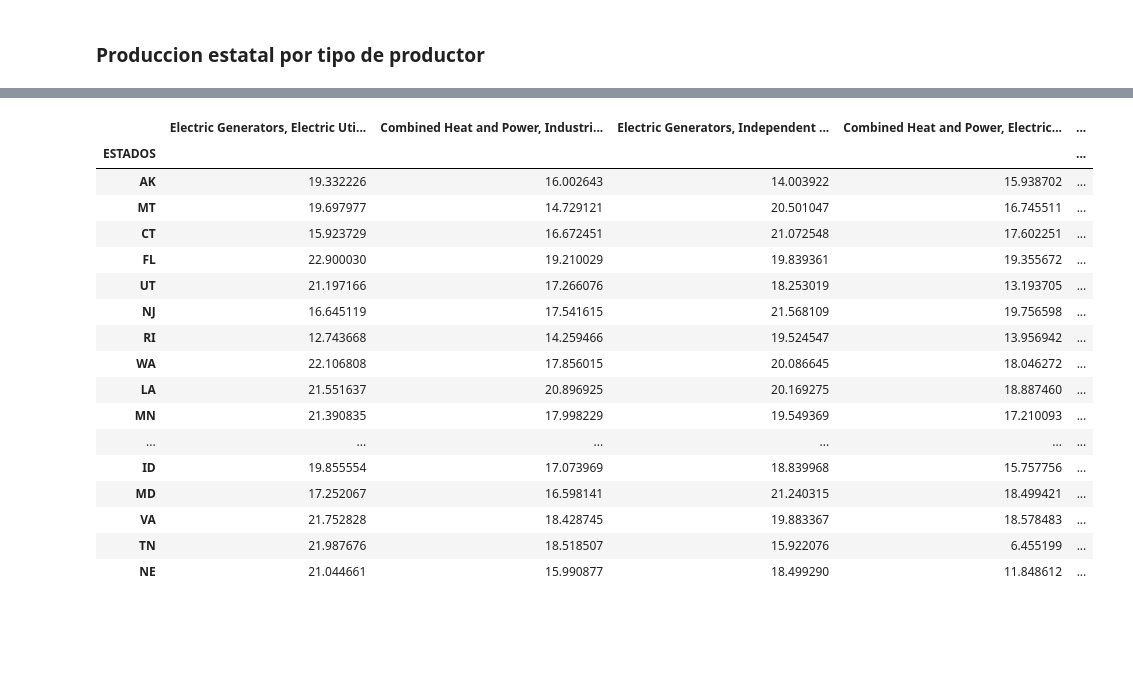
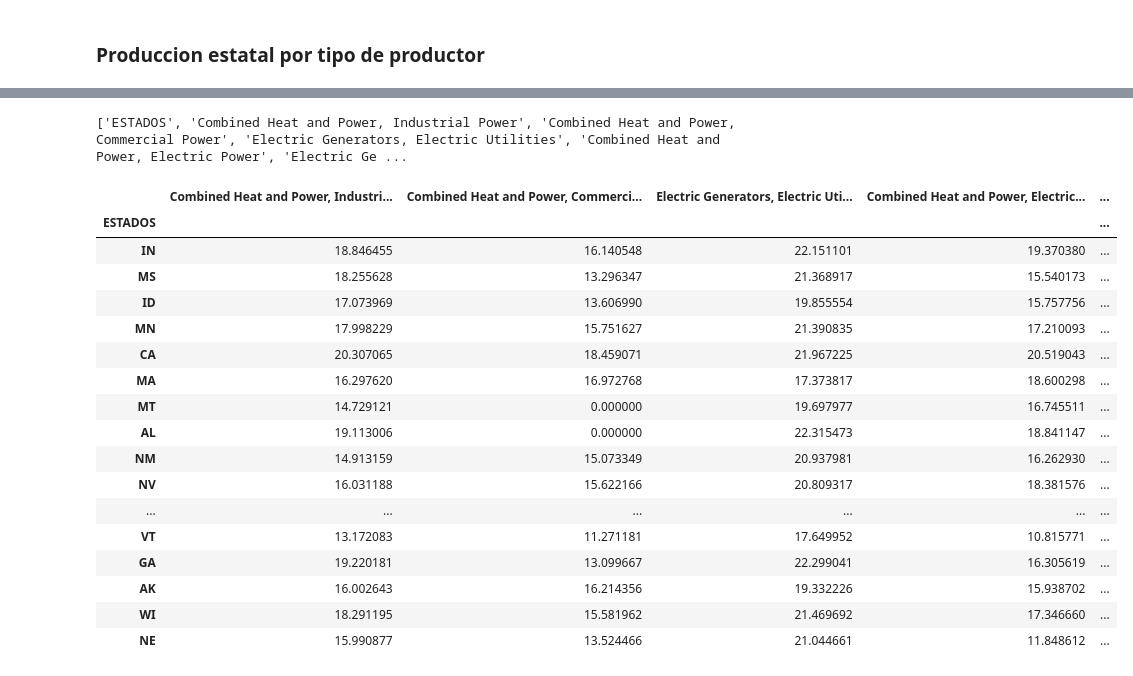
Before and after one commit to EnriqueLaguna/ProyectoAnalisisDatos, a Jupyter notebook: Codigo/graficas.ipynb, the cells around one changed output, grey strips where cells are left out. Cells and saved outputs as stored; diff of their text form; code cells hidden in the pictures; blank space fills up the shorter version.

```diff
--- a/Codigo/graficas.ipynb
+++ b/Codigo/graficas.ipynb
@@ -583,6 +583,6 @@ sns.heatmap(dfTipoProductorXYearChido)
 ### Produccion estatal por tipo de productor
 # %%
 STATES  = set(energia_df['STATE'])
-STATES
+STATES.remove('US-TOTAL')
 ToP = set(energia_df['TYPE OF PRODUCER'])
-ToP
+ToP.remove('Total Electric Power Industry')
@@ -613,46 +589,47 @@ ToP
 # %%
 import math
-
 
 columnas = ['ESTADOS']
 for i in ToP:
     columnas.append(i)
+print(columnas)
 
 state_top = pd.DataFrame(columns = columnas)
 
 for i in STATES:
     temp = energia_df.loc[(energia_df['STATE'] == i)]
     lista = [str(i)]
 
     for j in ToP:
-        temp2 = temp.loc[(temp['TYPE OF PRODUCER'] == j)
+        temp2 = temp.loc[(temp['TYPE OF PRODUCER'] == j)]
         suma = temp2['GENERATION'].sum()
         if(suma >=1):
             lista.append(math.log(suma))
         else:
             lista.append(0)
     state_top.loc[len(state_top.index)] = lista
 
 state_top = state_top.set_index('ESTADOS')
 state_top
 # %% [output]
+['ESTADOS', 'Combined Heat and Power, Industrial Power', 'Combined Heat and Power, Commercial Power', 'Electric Generators, Electric Utilities', 'Combined Heat and Power, Electric Power', 'Electric Ge ...
-|  | Electric Generators, Electric Uti... | Combined Heat and Power, Industri... | Electric Generators, Independent ... | Combined Heat and Power, Electric... | ... |
+|  | Combined Heat and Power, Industri... | Combined Heat and Power, Commerci... | Electric Generators, Electric Uti... | Combined Heat and Power, Electric... | ... |
 | ESTADOS |  |  |  |  | ... |
-| AK | 19.332226 | 16.002643 | 14.003922 | 15.938702 | ... |
-| MT | 19.697977 | 14.729121 | 20.501047 | 16.745511 | ... |
-| CT | 15.923729 | 16.672451 | 21.072548 | 17.602251 | ... |
-| FL | 22.900030 | 19.210029 | 19.839361 | 19.355672 | ... |
-| UT | 21.197166 | 17.266076 | 18.253019 | 13.193705 | ... |
-| NJ | 16.645119 | 17.541615 | 21.568109 | 19.756598 | ... |
-| RI | 12.743668 | 14.259466 | 19.524547 | 13.956942 | ... |
-| WA | 22.106808 | 17.856015 | 20.086645 | 18.046272 | ... |
-| LA | 21.551637 | 20.896925 | 20.169275 | 18.887460 | ... |
-| MN | 21.390835 | 17.998229 | 19.549369 | 17.210093 | ... |
+| IN | 18.846455 | 16.140548 | 22.151101 | 19.370380 | ... |
+| MS | 18.255628 | 13.296347 | 21.368917 | 15.540173 | ... |
+| ID | 17.073969 | 13.606990 | 19.855554 | 15.757756 | ... |
+| MN | 17.998229 | 15.751627 | 21.390835 | 17.210093 | ... |
+| CA | 20.307065 | 18.459071 | 21.967225 | 20.519043 | ... |
+| MA | 16.297620 | 16.972768 | 17.373817 | 18.600298 | ... |
+| MT | 14.729121 | 0.000000 | 19.697977 | 16.745511 | ... |
+| AL | 19.113006 | 0.000000 | 22.315473 | 18.841147 | ... |
+| NM | 14.913159 | 15.073349 | 20.937981 | 16.262930 | ... |
+| NV | 16.031188 | 15.622166 | 20.809317 | 18.381576 | ... |
 | ... | ... | ... | ... | ... | ... |
-| ID | 19.855554 | 17.073969 | 18.839968 | 15.757756 | ... |
-| MD | 17.252067 | 16.598141 | 21.240315 | 18.499421 | ... |
-| VA | 21.752828 | 18.428745 | 19.883367 | 18.578483 | ... |
-| TN | 21.987676 | 18.518507 | 15.922076 | 6.455199 | ... |
-| NE | 21.044661 | 15.990877 | 18.499290 | 11.848612 | ... |
+| VT | 13.172083 | 11.271181 | 17.649952 | 10.815771 | ... |
+| GA | 19.220181 | 13.099667 | 22.299041 | 16.305619 | ... |
+| AK | 16.002643 | 16.214356 | 19.332226 | 15.938702 | ... |
+| WI | 18.291195 | 15.581962 | 21.469692 | 17.346660 | ... |
+| NE | 15.990877 | 13.524466 | 21.044661 | 11.848612 | ... |
 # %%
 valores = [max(state_top[i]) for i in state_top]
```
Also changed, not shown: parts of 5 cells of this notebook.
